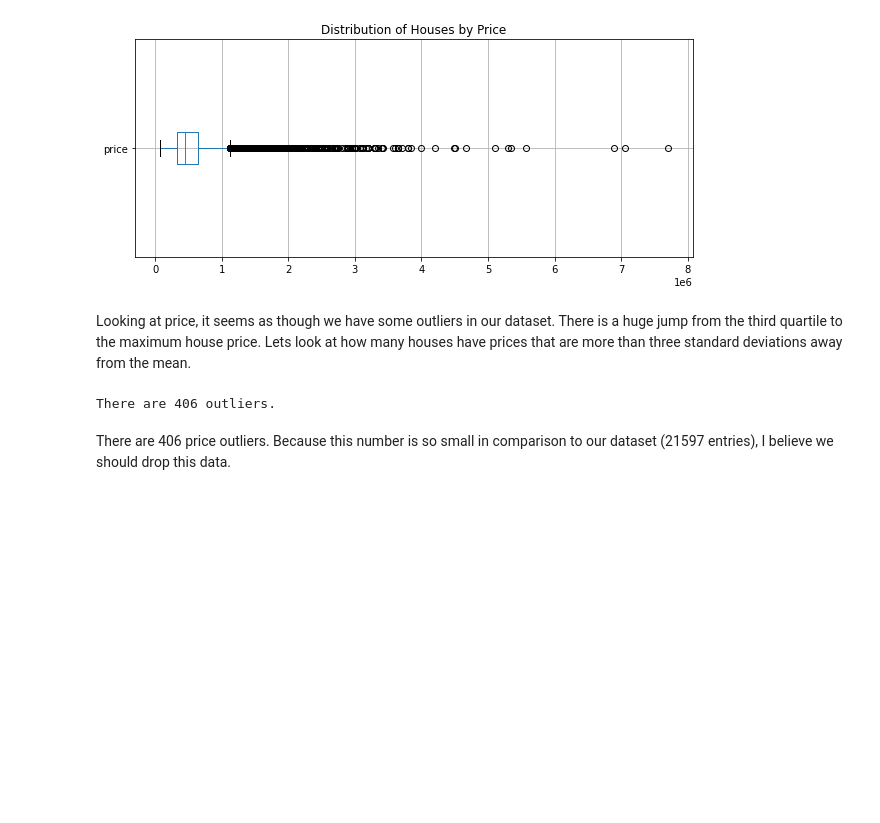
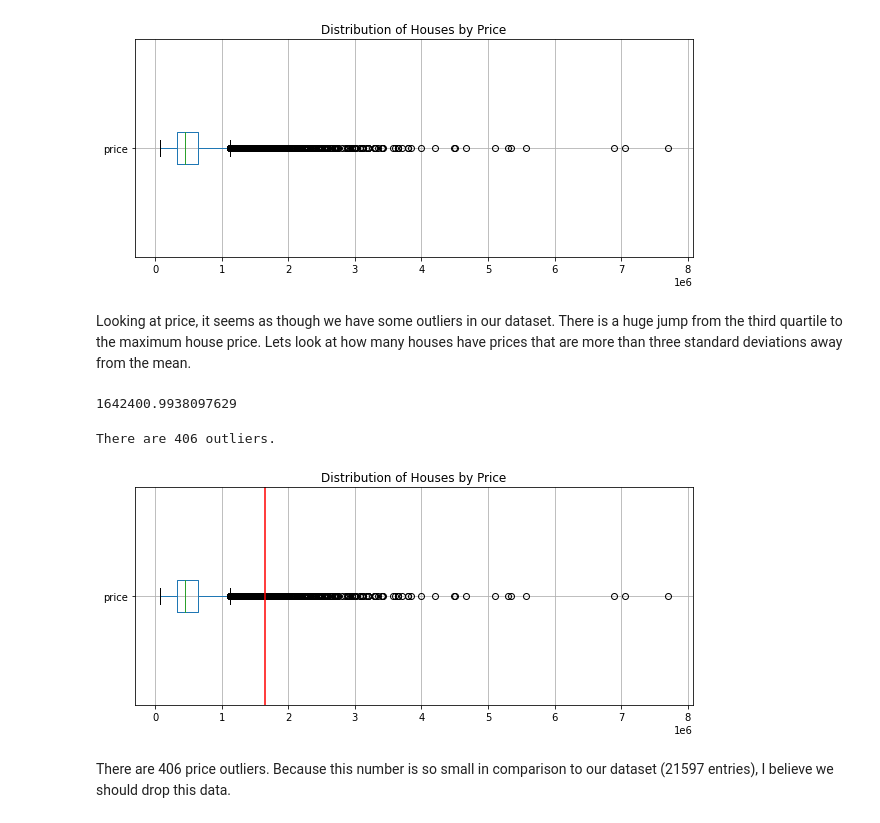
Before and after one commit to elizabeth524/dsc-phase-2-project-v2-3, a Jupyter notebook: KingCountyHousePriceAnalysis.ipynb, the cells around one changed output. Cells and saved outputs as stored; diff of their text form; code cells hidden in the pictures; blank space fills up the shorter version.

```diff
--- a/KingCountyHousePriceAnalysis.ipynb
+++ b/KingCountyHousePriceAnalysis.ipynb
@@ -227,12 +227,24 @@ Looking at price, it seems as though we have some outliers in our dataset.  Ther
 # %%
 # Set an upper limit
 price_upper_limit = df.price.mean() + 3*df.price.std()
+# %%
+price_upper_limit
+# %% [output]
+1642400.9938097629
 # %%
 # How many houses are above the limit
 number_of_outliers = (df.price>price_upper_limit).sum()
 print('There are', number_of_outliers, 'outliers.')
 # %% [output]
 There are 406 outliers.
+# %%
+# Plot the distribution showing outliers
+fig, ax = plt.subplots(figsize = (10, 4))
+df.boxplot('price', vert=False)
+ax.set_title("Distribution of Houses by Price")
+ax.axvline(x=1642400, color='red');
+# %% [output]
+[figure, added]
 # %% [markdown]
 There are 406 price outliers.  Because this number is so small in comparison to our dataset (21597 entries), I believe we should drop this data.
 # %%
```
Also changed, not shown: 1 other file.
